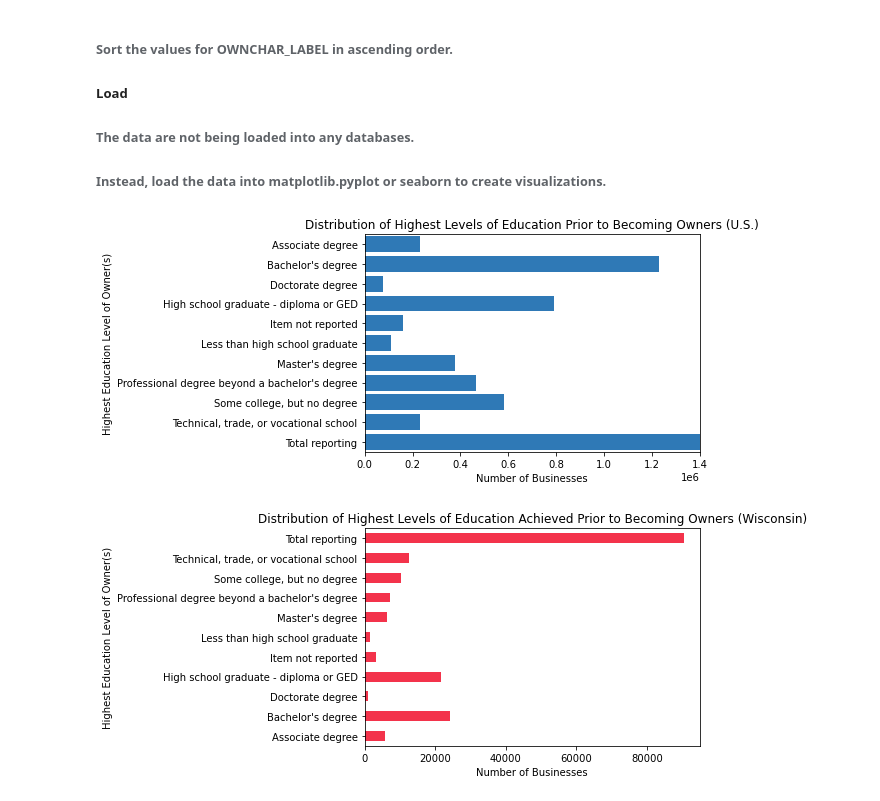
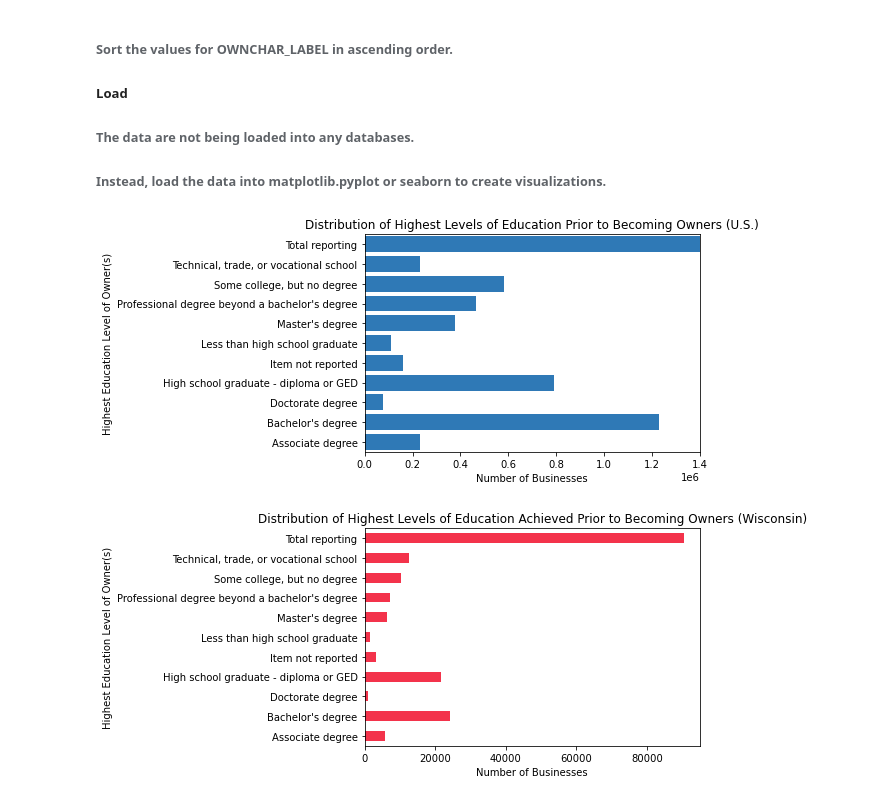
Before and after one commit to akittendorf/ABS2019, a Jupyter notebook: ETLandCode/annieOwnerRaceEducation.ipynb, the cells around one changed output. Drawn from its saved outputs; the diff is of its cells as text; code cells hidden in the pictures.

```diff
--- a/ETLandCode/annieOwnerRaceEducation.ipynb
+++ b/ETLandCode/annieOwnerRaceEducation.ipynb
@@ -91,14 +91,14 @@ def CBOtransformDF(df):
 # %%
 # characteristics of business owners - US
 url = f'https://api.census.gov/data/2018/abscbo?get=QDESC_LABEL,OWNCHAR,OWNCHAR_LABEL,OWNPDEMP&for=us:*&QDESC=O07&key={api_key}'
 df = getDF(url)
 cboUS = CBOtransformDF(df)
-ax = sns.barplot(x="OWNPDEMP", y="OWNCHAR_LABEL", data=cboUS, color="#187BCD")
+ax = sns.barplot(x="OWNPDEMP", y="OWNCHAR_LABEL", data=cboUS, color="#187BCD", order=sorted(cboUS['OWNCHAR_LABEL'],reverse=True))
 ax.set(title='Distribution of Highest Levels of Education Prior to Becoming Owners (U.S.)',xlim=(0, 1400000), ylabel="Highest Education Level of Owner(s)",
        xlabel="Number of Businesses")
 sns.despine(right=False, left=False, top=False, bottom=False)
 # %% [output]
-[figure, old version]
+[figure, new version]
 # %%
 # characteristics of business owners - Wisconsin
 url = f'https://api.census.gov/data/2018/abscbo?get=QDESC_LABEL,OWNCHAR,OWNCHAR_LABEL,OWNPDEMP&for=state:55&QDESC=O07&key={api_key}'
```
